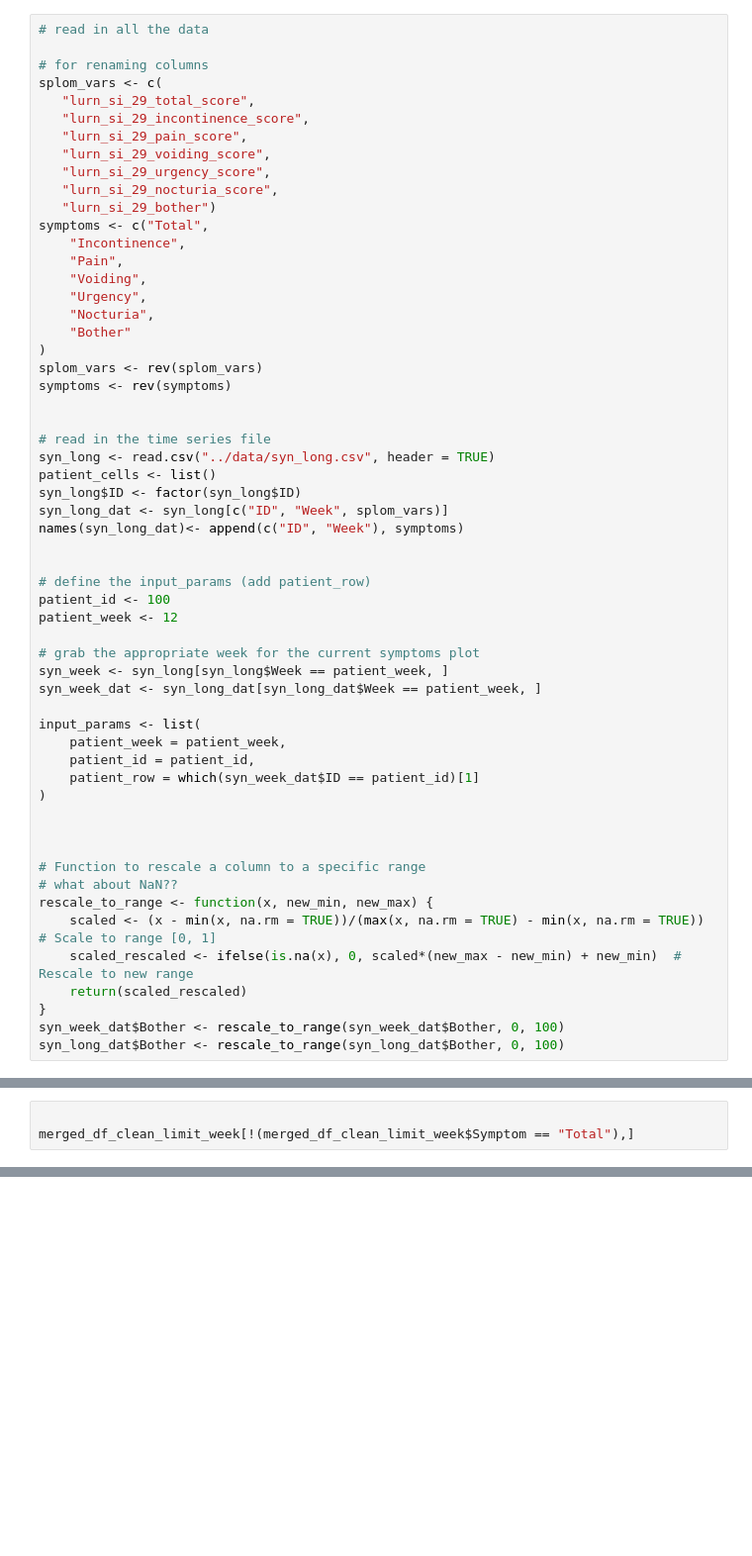
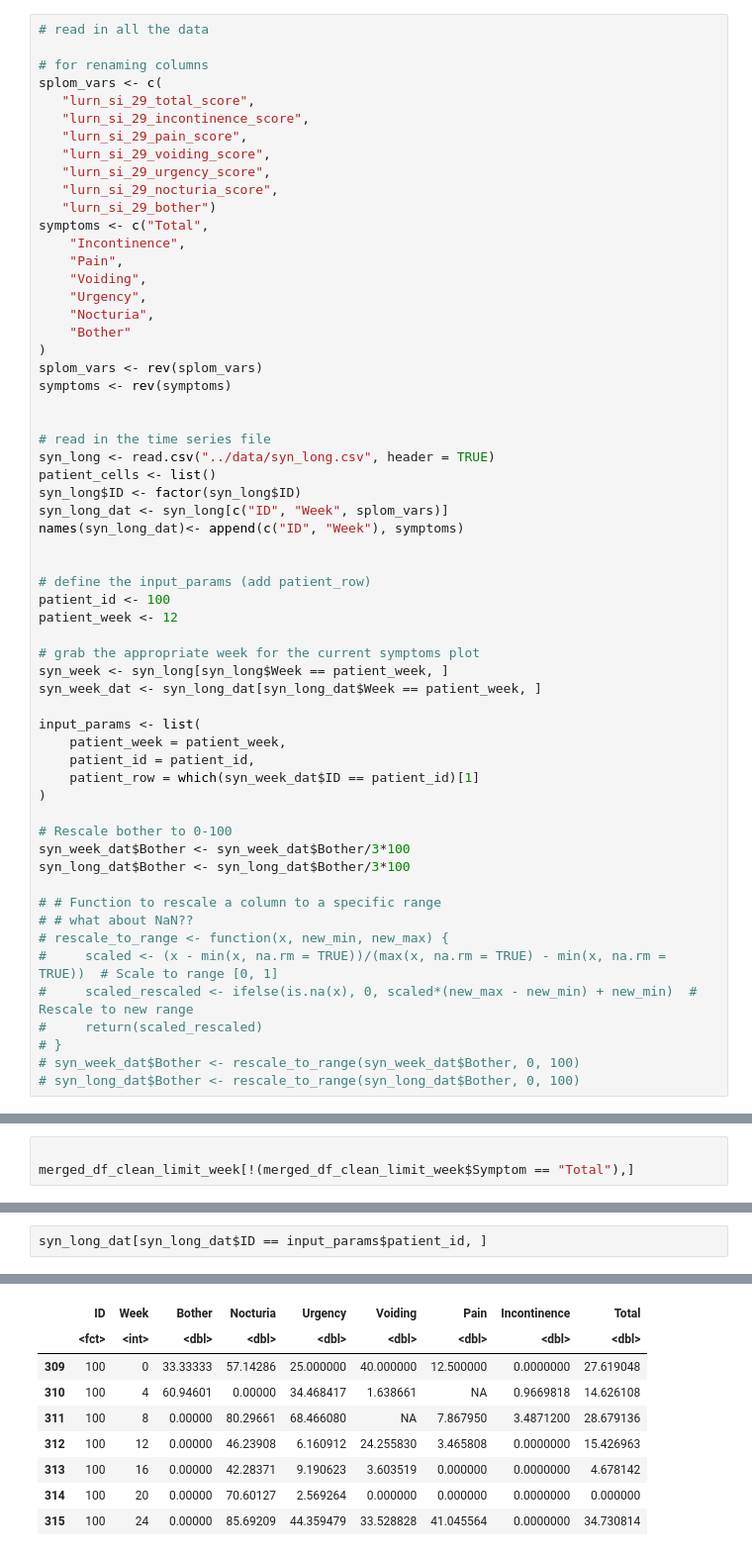
Before and after one commit to nuitrcs/Griffith_LURN_dashboard, a Jupyter notebook: jupyter/AMGtest.ipynb, the cells around one changed output, grey strips where cells are left out. Shown at 99% size. Cells and saved outputs as stored; diff of their text form; blank space fills up the shorter version.

```diff
--- a/jupyter/AMGtest.ipynb
+++ b/jupyter/AMGtest.ipynb
@@ -83,17 +83,19 @@ input_params <- list(
     patient_row = which(syn_week_dat$ID == patient_id)[1]
 )
 
+# Rescale bother to 0-100
+syn_week_dat$Bother <- syn_week_dat$Bother/3*100
+syn_long_dat$Bother <- syn_long_dat$Bother/3*100
 
-
-# Function to rescale a column to a specific range
-# what about NaN??
-rescale_to_range <- function(x, new_min, new_max) {
-    scaled <- (x - min(x, na.rm = TRUE))/(max(x, na.rm = TRUE) - min(x, na.rm = TRUE))  # Scale to range [0, 1]
-    scaled_rescaled <- ifelse(is.na(x), 0, scaled*(new_max - new_min) + new_min)  # Rescale to new range
-    return(scaled_rescaled)
-}
-syn_week_dat$Bother <- rescale_to_range(syn_week_dat$Bother, 0, 100)
-syn_long_dat$Bother <- rescale_to_range(syn_long_dat$Bother, 0, 100)
+# # Function to rescale a column to a specific range
+# # what about NaN??
+# rescale_to_range <- function(x, new_min, new_max) {
+#     scaled <- (x - min(x, na.rm = TRUE))/(max(x, na.rm = TRUE) - min(x, na.rm = TRUE))  # Scale to range [0, 1]
+#     scaled_rescaled <- ifelse(is.na(x), 0, scaled*(new_max - new_min) + new_min)  # Rescale to new range
+#     return(scaled_rescaled)
+# }
+# syn_week_dat$Bother <- rescale_to_range(syn_week_dat$Bother, 0, 100)
+# syn_long_dat$Bother <- rescale_to_range(syn_long_dat$Bother, 0, 100)
 # %%
 syn <- read.csv("../data/LURN_SI29_Synth_Final_NoFmt.csv", header = TRUE)
 names(syn)[names(syn) == "Sex"] <- "SEX"
@@ -1769,0 +1641,3 @@ library(ggnewscale)
+# %%
+syn_long_dat[syn_long_dat$ID == input_params$patient_id, ]
+# %% [output]
@@ -1769,0 +1645,9 @@ library(ggnewscale)
+|  | ID | Week | Bother | Nocturia | Urgency | Voiding | Pain | Incontinence | Total |
+|  | <fct> | <int> | <dbl> | <dbl> | <dbl> | <dbl> | <dbl> | <dbl> | <dbl> |
+| 309 | 100 | 0 | 33.33333 | 57.14286 | 25.000000 | 40.000000 | 12.500000 | 0.0000000 | 27.619048 |
+| 310 | 100 | 4 | 60.94601 | 0.00000 | 34.468417 | 1.638661 | NA | 0.9669818 | 14.626108 |
+| 311 | 100 | 8 | 0.00000 | 80.29661 | 68.466080 | NA | 7.867950 | 3.4871200 | 28.679136 |
+| 312 | 100 | 12 | 0.00000 | 46.23908 | 6.160912 | 24.255830 | 3.465808 | 0.0000000 | 15.426963 |
+| 313 | 100 | 16 | 0.00000 | 42.28371 | 9.190623 | 3.603519 | 0.000000 | 0.0000000 | 4.678142 |
+| 314 | 100 | 20 | 0.00000 | 70.60127 | 2.569264 | 0.000000 | 0.000000 | 0.0000000 | 0.000000 |
+| 315 | 100 | 24 | 0.00000 | 85.69209 | 44.359479 | 33.528828 | 41.045564 | 0.0000000 | 34.730814 |
```
Also changed, not shown: parts of 10 cells of this notebook, 1 other file.
